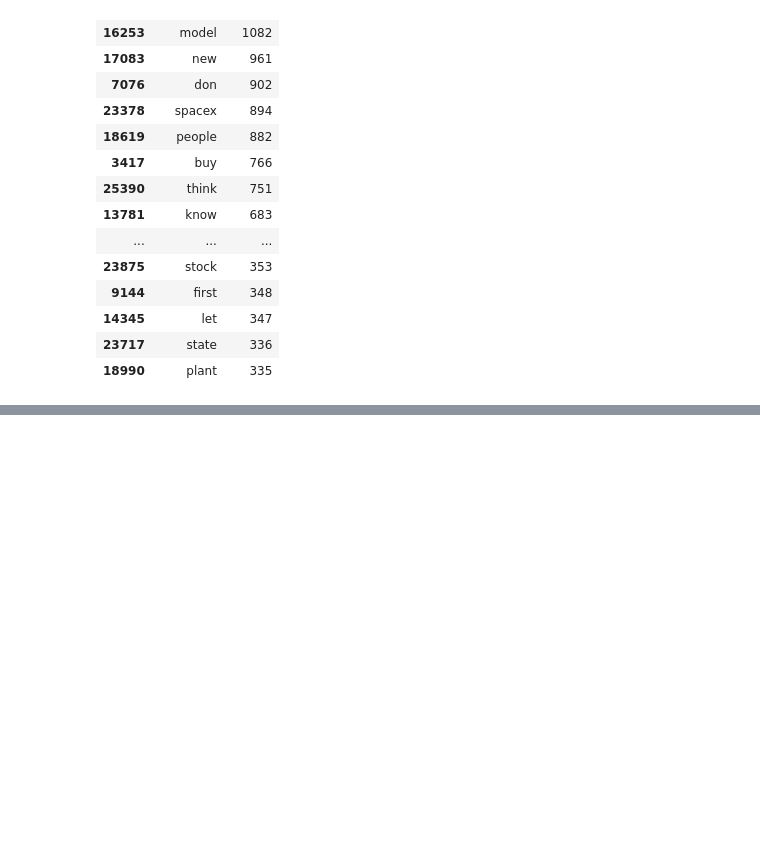
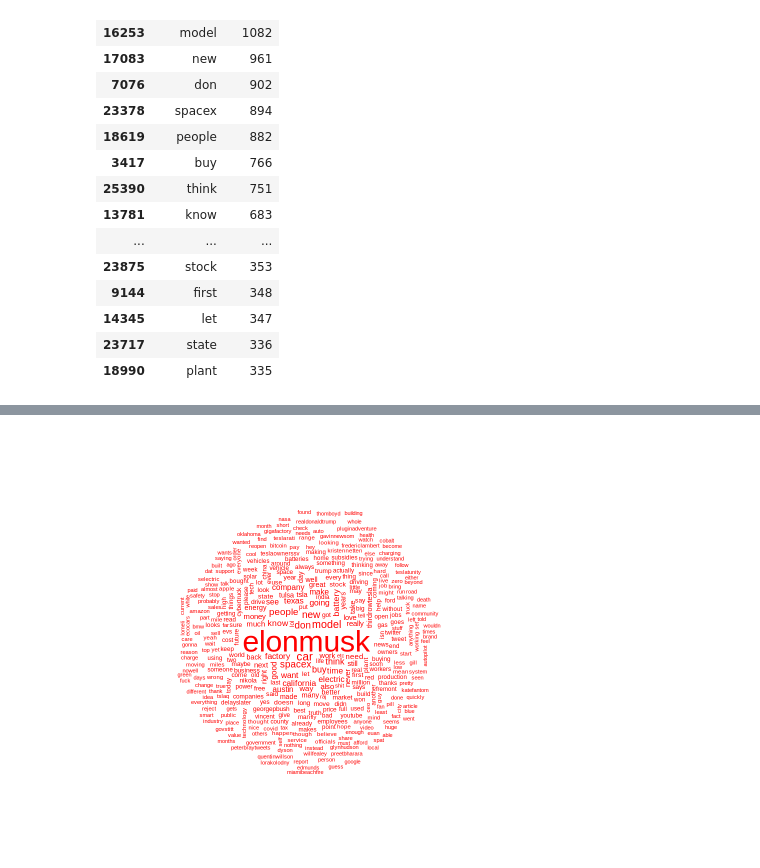
Before and after one commit to datacamp/Brand-Analysis-using-Social-Media-Data-in-R-Live-Training, a Jupyter notebook: notebooks/brand_analysis_solution.ipynb, the cells around one changed output, grey strips where cells are left out. Saved outputs shown, nothing was run; the diff lists cells and outputs as text; code cells hidden in the pictures; blank space fills up the shorter version.

```diff
--- a/notebooks/brand_analysis_solution.ipynb
+++ b/notebooks/brand_analysis_solution.ipynb
@@ -601,0 +688,6 @@ A freq_terms: 60 × 2
+# %%
+# Create a word cloud in red with min frequency of 100
+wordcloud(corp_refined, min.freq = 100, colors = "red",
+          scale = c(3,0.5),random.order = FALSE)
+# %% [output]
+[figure, added]
```
Also changed, not shown: parts of 29 cells of this notebook.
